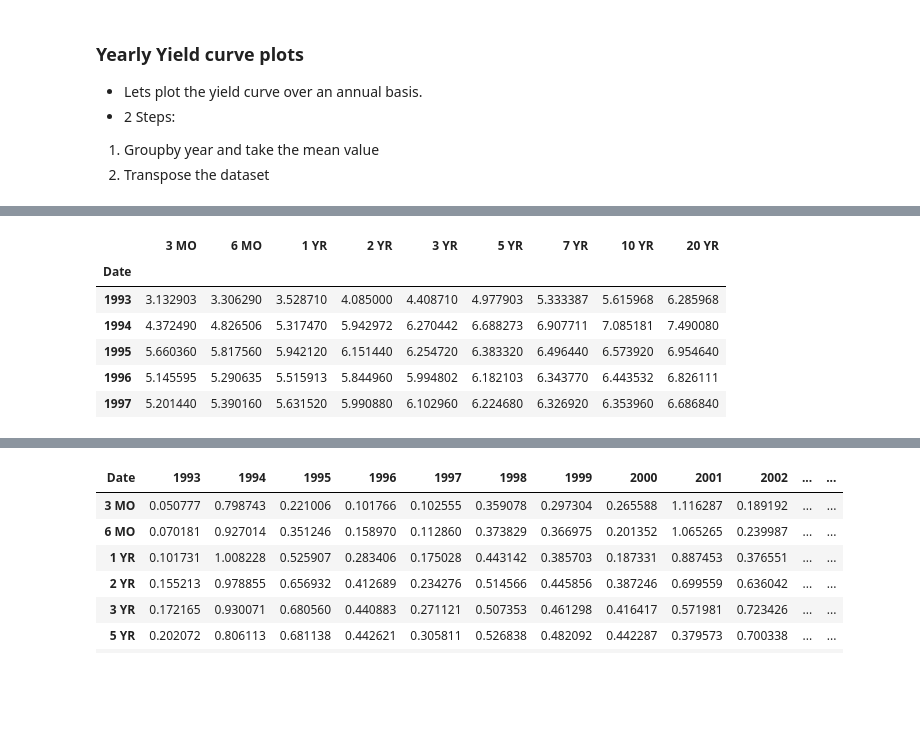
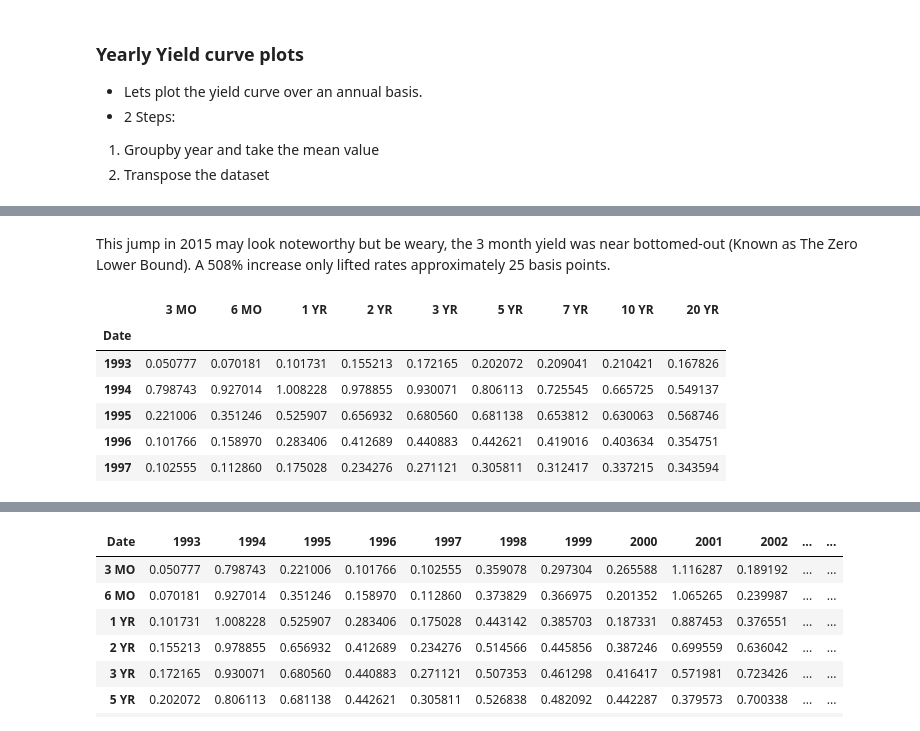
Before and after one commit to NicholasOgawa/EconML, a Jupyter notebook: CreditSpreads.ipynb, the cells around one changed output, grey strips where cells are left out. Drawn from its saved outputs; the diff is of its cells as text; code cells hidden in the pictures; blank space fills up the shorter version.

```diff
--- a/CreditSpreads.ipynb
+++ b/CreditSpreads.ipynb
@@ -127,10 +180,12 @@ dfystd = df.groupby(df.index.year).std()
+# %% [markdown]
+This jump in 2015 may look noteworthy but be weary, the 3 month yield was near bottomed-out (Known as The Zero Lower Bound). A 508% increase only lifted rates approximately 25 basis points.
 # %%
-dfyear.head(5)
+dfystd.head(5) #Volatility
 # %% [output]
 |  | 3 MO | 6 MO | 1 YR | 2 YR | 3 YR | 5 YR | 7 YR | 10 YR | 20 YR |
 | Date |  |  |  |  |  |  |  |  |  |
-| 1993 | 3.132903 | 3.306290 | 3.528710 | 4.085000 | 4.408710 | 4.977903 | 5.333387 | 5.615968 | 6.285968 |
-| 1994 | 4.372490 | 4.826506 | 5.317470 | 5.942972 | 6.270442 | 6.688273 | 6.907711 | 7.085181 | 7.490080 |
-| 1995 | 5.660360 | 5.817560 | 5.942120 | 6.151440 | 6.254720 | 6.383320 | 6.496440 | 6.573920 | 6.954640 |
-| 1996 | 5.145595 | 5.290635 | 5.515913 | 5.844960 | 5.994802 | 6.182103 | 6.343770 | 6.443532 | 6.826111 |
-| 1997 | 5.201440 | 5.390160 | 5.631520 | 5.990880 | 6.102960 | 6.224680 | 6.326920 | 6.353960 | 6.686840 |
+| 1993 | 0.050777 | 0.070181 | 0.101731 | 0.155213 | 0.172165 | 0.202072 | 0.209041 | 0.210421 | 0.167826 |
+| 1994 | 0.798743 | 0.927014 | 1.008228 | 0.978855 | 0.930071 | 0.806113 | 0.725545 | 0.665725 | 0.549137 |
+| 1995 | 0.221006 | 0.351246 | 0.525907 | 0.656932 | 0.680560 | 0.681138 | 0.653812 | 0.630063 | 0.568746 |
+| 1996 | 0.101766 | 0.158970 | 0.283406 | 0.412689 | 0.440883 | 0.442621 | 0.419016 | 0.403634 | 0.354751 |
+| 1997 | 0.102555 | 0.112860 | 0.175028 | 0.234276 | 0.271121 | 0.305811 | 0.312417 | 0.337215 | 0.343594 |
```
Also changed, not shown: parts of 60 cells of this notebook.
